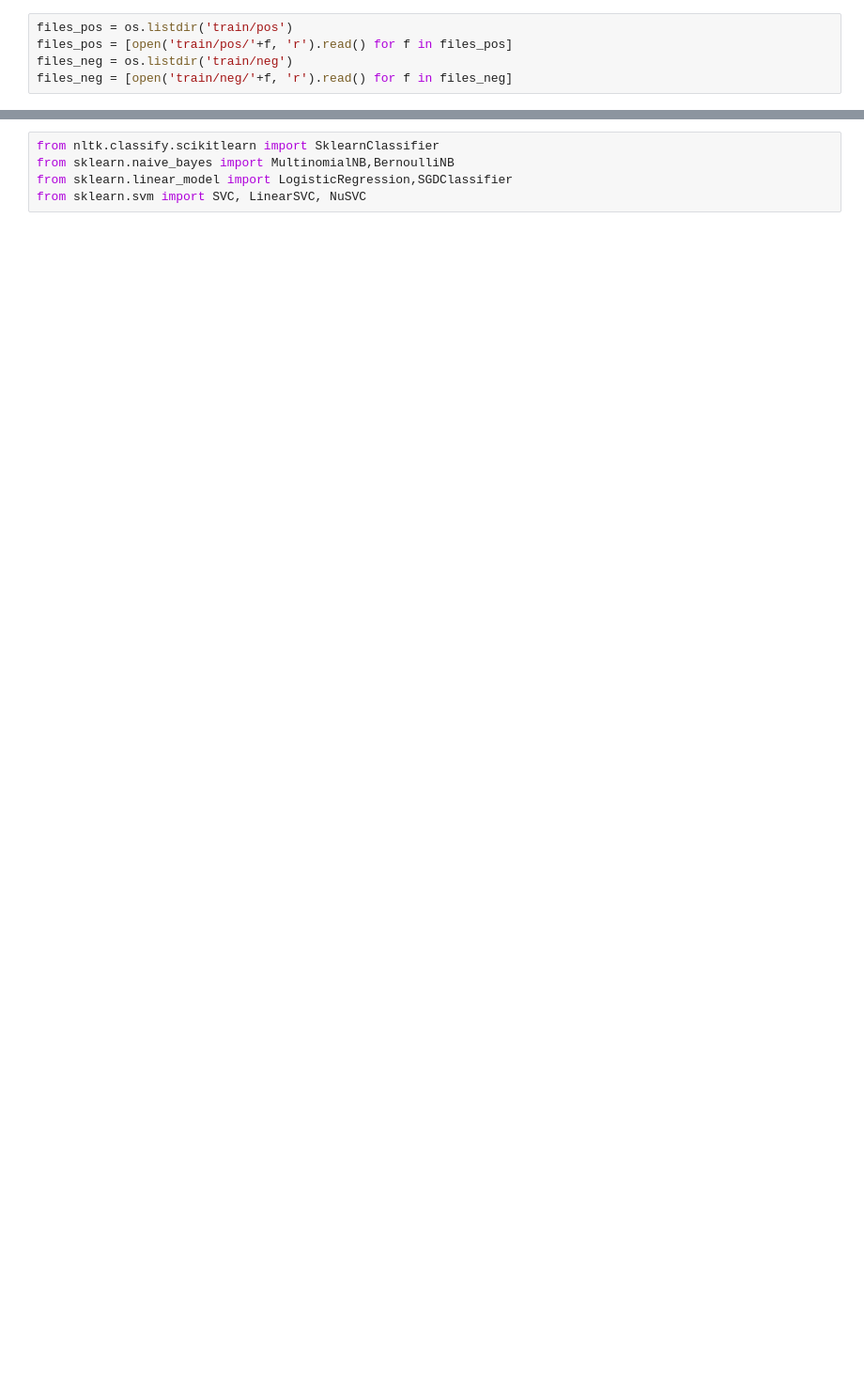
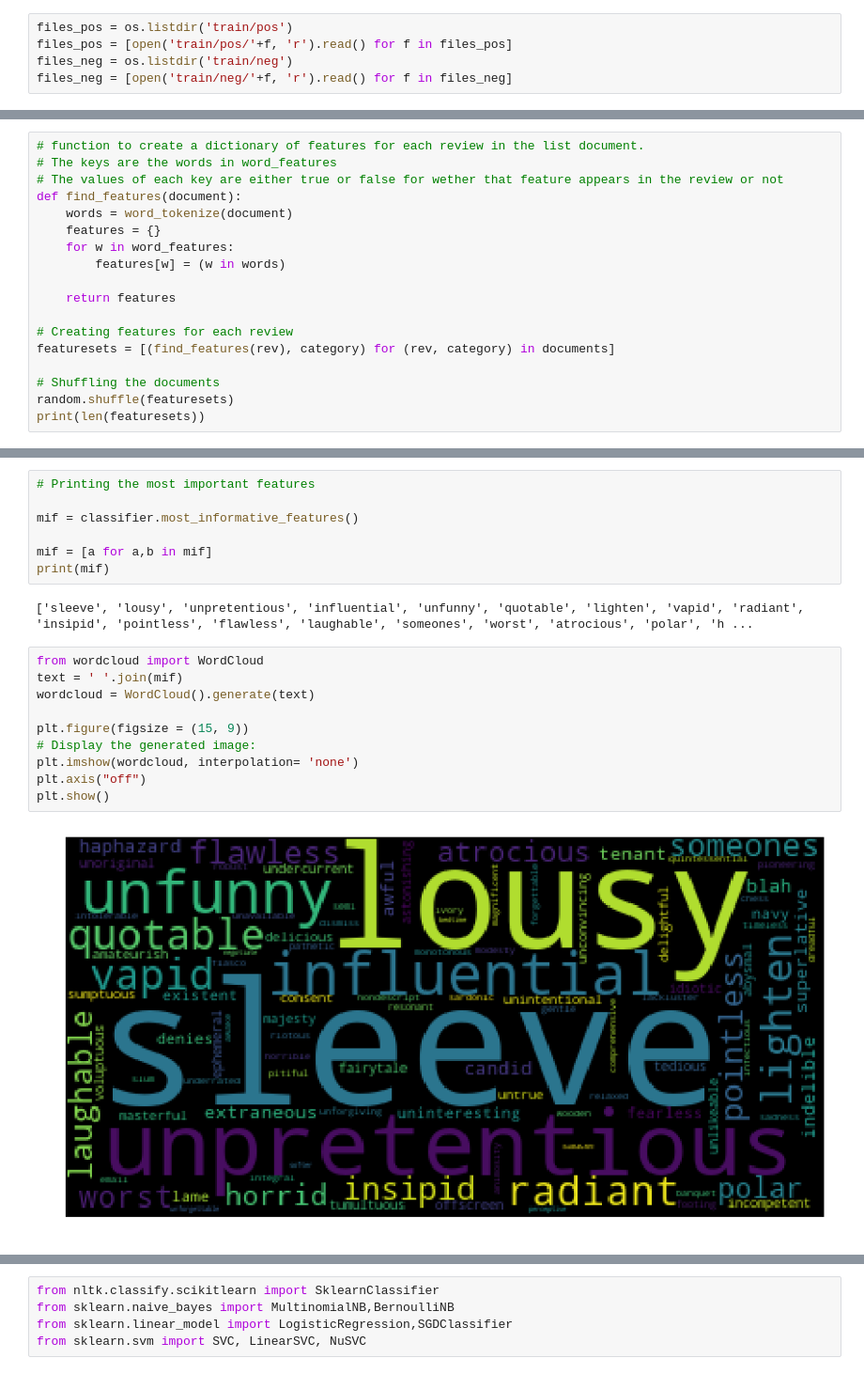
Before and after one commit to samiramunir/Simple-Sentiment-Analysis-using-NLTK, a Jupyter notebook: Sentiment_Analysis.ipynb, the cells around one changed output, grey strips where cells are left out. Shown at 94% size. Cells and saved outputs as stored; diff of their text form; blank space fills up the shorter version.

```diff
--- a/Sentiment_Analysis.ipynb
+++ b/Sentiment_Analysis.ipynb
@@ -116,0 +135,18 @@ Most Informative Features
+# %%
+# function to create a dictionary of features for each review in the list document.
+# The keys are the words in word_features
+# The values of each key are either true or false for wether that feature appears in the review or not
+def find_features(document):
+    words = word_tokenize(document)
+    features = {}
+    for w in word_features:
+        features[w] = (w in words)
+
+    return features
+
+# Creating features for each review
+featuresets = [(find_features(rev), category) for (rev, category) in documents]
+
+# Shuffling the documents
+random.shuffle(featuresets)
+print(len(featuresets))
@@ -116,0 +186,21 @@ Most Informative Features
+# %%
+# Printing the most important features
+
+mif = classifier.most_informative_features()
+
+mif = [a for a,b in mif]
+print(mif)
+# %% [output]
+['sleeve', 'lousy', 'unpretentious', 'influential', 'unfunny', 'quotable', 'lighten', 'vapid', 'radiant', 'insipid', 'pointless', 'flawless', 'laughable', 'someones', 'worst', 'atrocious', 'polar', 'h ...
+# %%
+from wordcloud import WordCloud
+text = ' '.join(mif)
+wordcloud = WordCloud().generate(text)
+
+plt.figure(figsize = (15, 9))
+# Display the generated image:
+plt.imshow(wordcloud, interpolation= 'none')
+plt.axis("off")
+plt.show()
+# %% [output]
+[figure, added]
```
Also changed, not shown: parts of 97 cells of this notebook.
